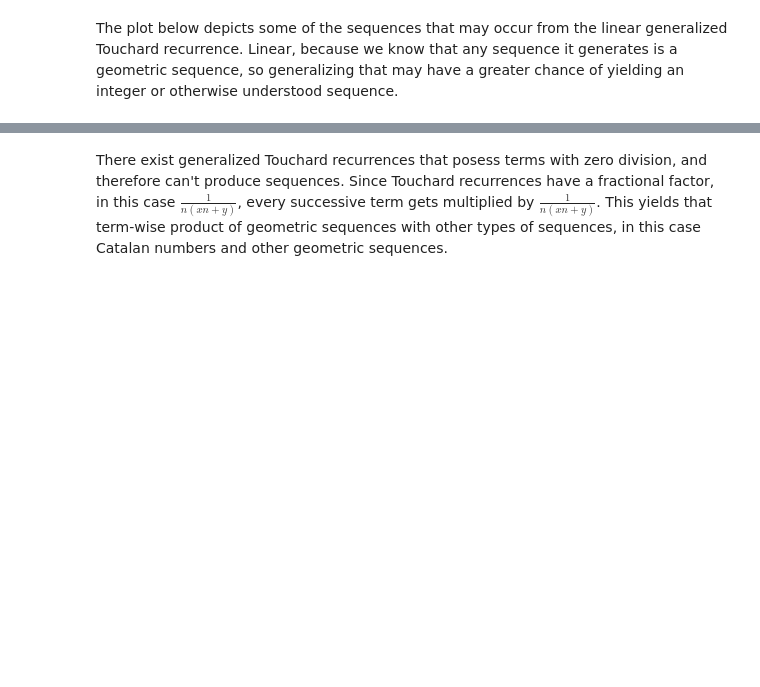
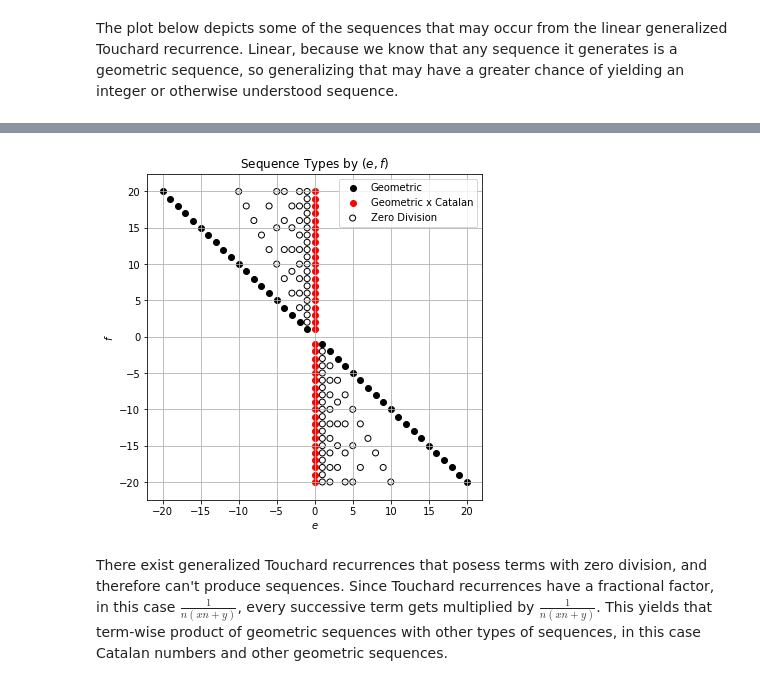
Before and after one commit to ixwallac/195-Notebooks, a Jupyter notebook: Touchard Recurrences.ipynb, the cells around one changed output, grey strips where cells are left out. Cells and saved outputs as stored; diff of their text form; code cells hidden in the pictures; blank space fills up the shorter version.

```diff
--- a/Touchard Recurrences.ipynb
+++ b/Touchard Recurrences.ipynb
@@ -807,9 +807,9 @@ plt.figure(figsize = (6,6))
 plt.scatter(xgeom_coords,ygeom_coords, c = 'black', label = 'Geometric')
 plt.scatter(xcat_coords,ycat_coords, c = 'red', label = 'Geometric x Catalan')
 plt.scatter(xzerodiv,yzerodiv, facecolors = 'none', edgecolors = 'black', label = 'Zero Division')
-plt.title('Sequence Types by $(x,y)$')
-plt.xlabel('$x$')
-plt.ylabel('$y$')
+plt.title('Sequence Types by $(e,f)$')
+plt.xlabel('$e$')
+plt.ylabel('$f$')
 plt.grid()
 plt.legend()
 plt.show()
@@ -819,3 +817,4 @@ plt.show()
+[figure, added]
 # %% [markdown]
 There exist generalized Touchard recurrences that posess terms with zero division, and therefore can't produce sequences. Since Touchard recurrences have a fractional factor, in this case $\frac{1}{n(xn+y)}$, every successive term gets multiplied by $\frac{1}{n(xn+y)}$. This yields that term-wise product of geometric sequences with other types of sequences, in this case Catalan numbers and other geometric sequences.
 # %% [markdown]
```
Also changed, not shown: parts of 3 cells of this notebook.
